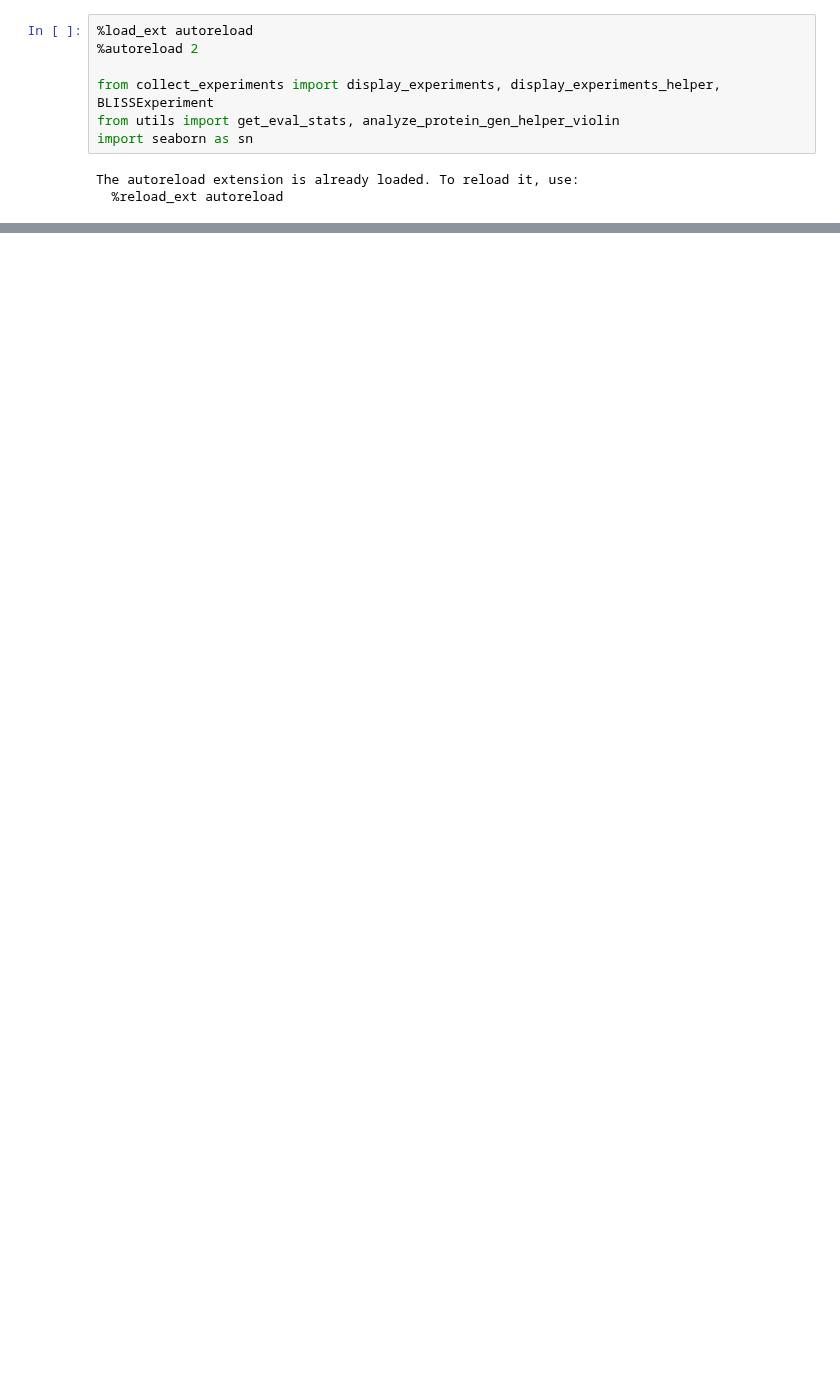
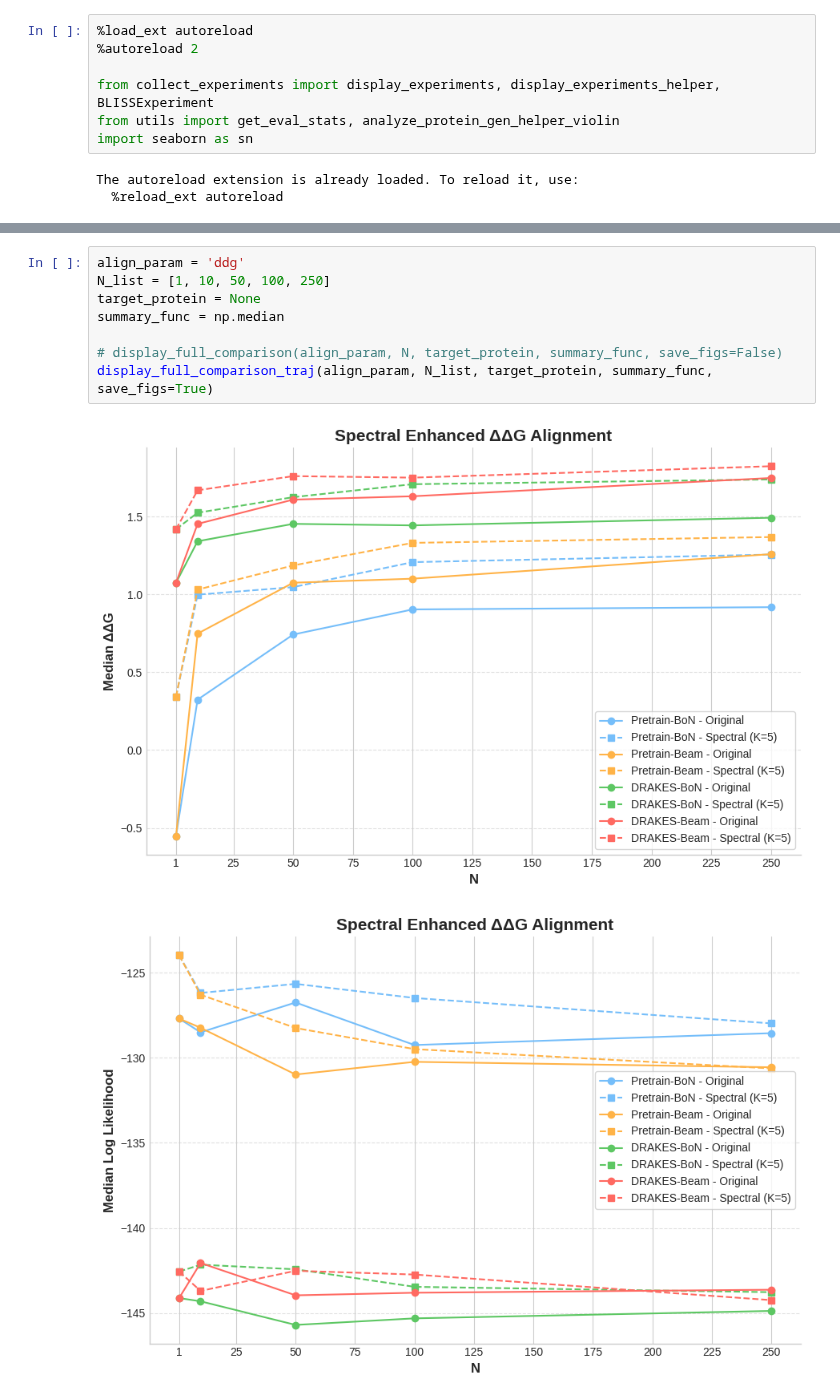
Before and after one commit to shainotshy1/BLISS_Experiments, a Jupyter notebook: DRAKES/analyze_distribution.ipynb, the cells around one changed output, grey strips where cells are left out. Cells and saved outputs as stored; diff of their text form; blank space fills up the shorter version.

Commit message:
new figures

```diff
--- a/DRAKES/analyze_distribution.ipynb
+++ b/DRAKES/analyze_distribution.ipynb
@@ -10,0 +149,11 @@ The autoreload extension is already loaded. To reload it, use:
+# %%
+align_param = 'ddg'
+N_list = [1, 10, 50, 100, 250]
+target_protein = None
+summary_func = np.median
+
+# display_full_comparison(align_param, N, target_protein, summary_func, save_figs=False)
+display_full_comparison_traj(align_param, N_list, target_protein, summary_func, save_figs=True)
+# %% [output]
+[figure, added]
+[figure, added]
```
Also changed, not shown: parts of 10 cells of this notebook, 46 other files.
